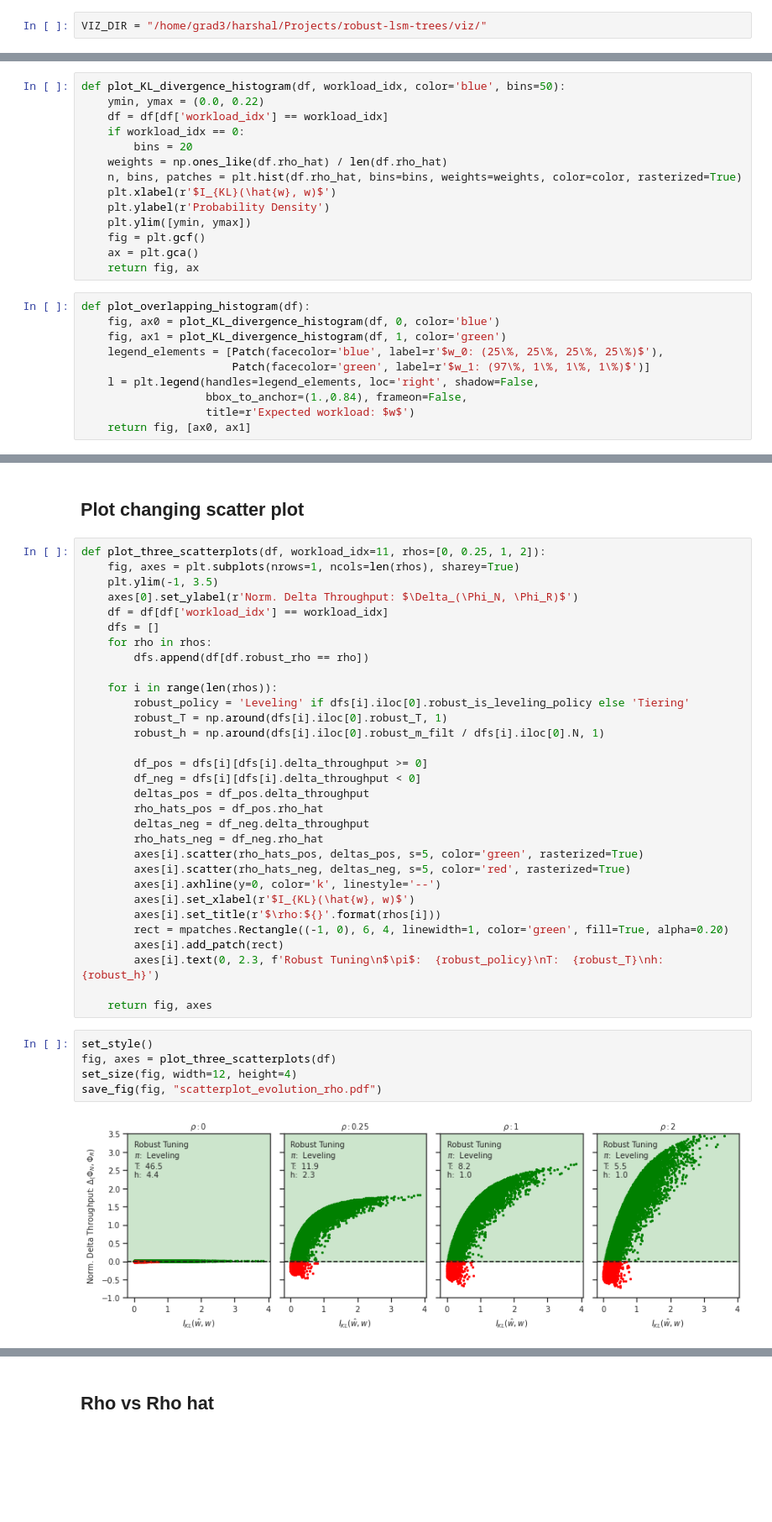
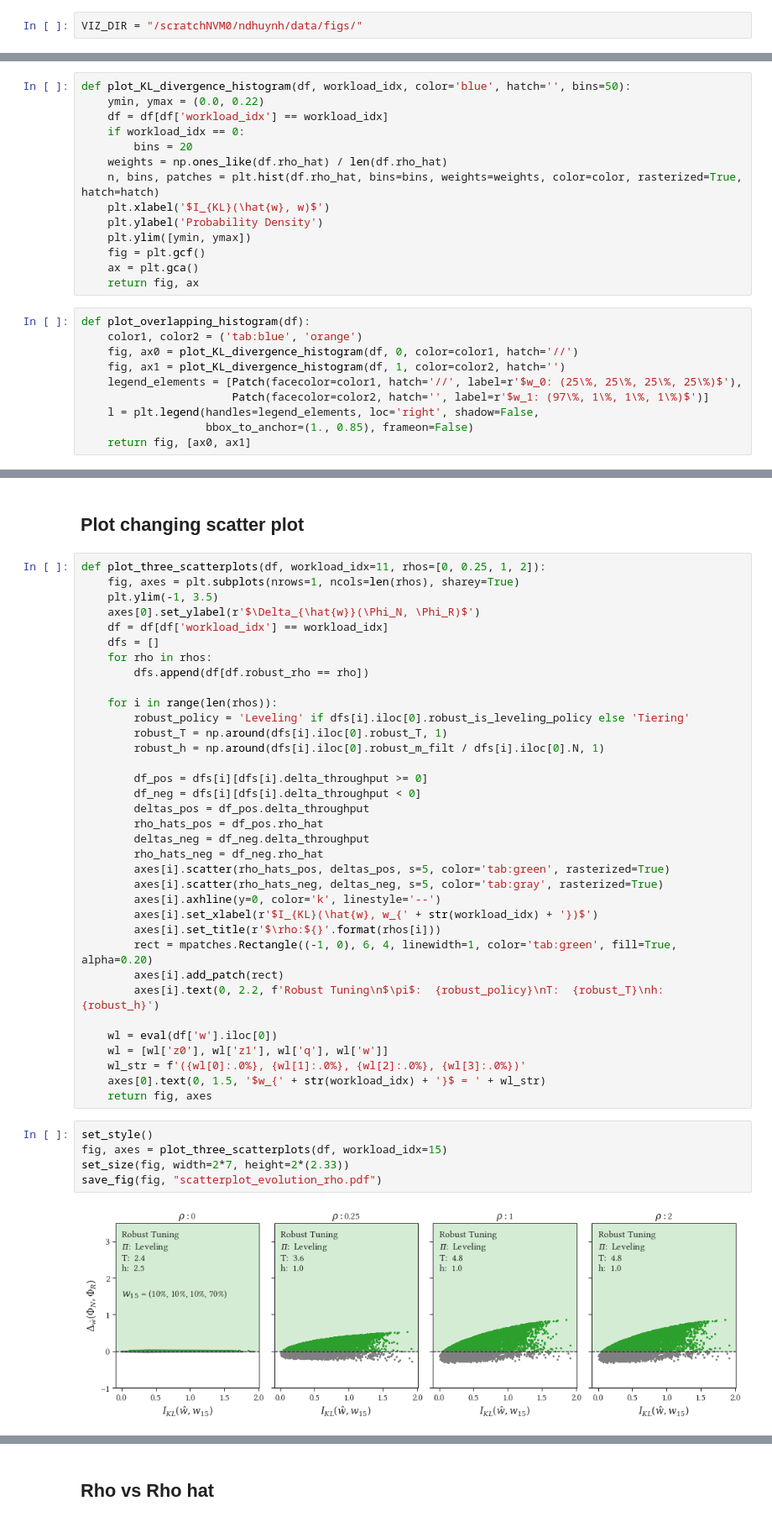
Before and after one commit to Ephoris/robust-lsm-tuning, a Jupyter notebook: endure/visualization/00_cost_model_plots.ipynb, the cells around one changed output, grey strips where cells are left out. Shown at 84% size. Drawn from its saved outputs; the diff is of its cells as text; blank space fills up the shorter version.

```diff
--- a/endure/visualization/00_cost_model_plots.ipynb
+++ b/endure/visualization/00_cost_model_plots.ipynb
@@ -57,5 +57,5 @@ df.describe()
 # %% [markdown]
 ## Visualization Directory
 # %%
-VIZ_DIR = "/home/grad3/harshal/Projects/robust-lsm-trees/viz/"
+VIZ_DIR = "/scratchNVM0/ndhuynh/data/figs/"
 # %%
@@ -90,28 +92,28 @@ def save_fig(fig, filename):
 # %% [markdown]
 ## Plot histogram of KL divergence
 # %%
-def plot_KL_divergence_histogram(df, workload_idx, color='blue', bins=50):
+def plot_KL_divergence_histogram(df, workload_idx, color='blue', hatch='', bins=50):
     ymin, ymax = (0.0, 0.22)
     df = df[df['workload_idx'] == workload_idx]
     if workload_idx == 0:
         bins = 20
     weights = np.ones_like(df.rho_hat) / len(df.rho_hat)
-    n, bins, patches = plt.hist(df.rho_hat, bins=bins, weights=weights, color=color, rasterized=True)
-    plt.xlabel(r'$I_{KL}(\hat{w}, w)$')
-    plt.ylabel(r'Probability Density')
+    n, bins, patches = plt.hist(df.rho_hat, bins=bins, weights=weights, color=color, rasterized=True, hatch=hatch)
+    plt.xlabel('$I_{KL}(\hat{w}, w)$')
+    plt.ylabel('Probability Density')
     plt.ylim([ymin, ymax])
     fig = plt.gcf()
     ax = plt.gca()
     return fig, ax
 # %%
 def plot_overlapping_histogram(df):
-    fig, ax0 = plot_KL_divergence_histogram(df, 0, color='blue')
-    fig, ax1 = plot_KL_divergence_histogram(df, 1, color='green')
-    legend_elements = [Patch(facecolor='blue', label=r'$w_0: (25\%, 25\%, 25\%, 25\%)$'),
-                       Patch(facecolor='green', label=r'$w_1: (97\%, 1\%, 1\%, 1\%)$')]
+    color1, color2 = ('tab:blue', 'orange')
+    fig, ax0 = plot_KL_divergence_histogram(df, 0, color=color1, hatch='//')
+    fig, ax1 = plot_KL_divergence_histogram(df, 1, color=color2, hatch='')
+    legend_elements = [Patch(facecolor=color1, hatch='//', label=r'$w_0: (25\%, 25\%, 25\%, 25\%)$'),
+                       Patch(facecolor=color2, hatch='', label=r'$w_1: (97\%, 1\%, 1\%, 1\%)$')]
     l = plt.legend(handles=legend_elements, loc='right', shadow=False,
-                   bbox_to_anchor=(1.,0.84), frameon=False,
-                   title=r'Expected workload: $w$')
+                   bbox_to_anchor=(1., 0.85), frameon=False)
     return fig, [ax0, ax1]
 # %%
 set_style()
@@ -126,7 +128,7 @@ save_fig(fig, "KL_divergence_histogram.pdf")
 def plot_three_scatterplots(df, workload_idx=11, rhos=[0, 0.25, 1, 2]):
     fig, axes = plt.subplots(nrows=1, ncols=len(rhos), sharey=True)
     plt.ylim(-1, 3.5)
-    axes[0].set_ylabel(r'Norm. Delta Throughput: $\Delta_(\Phi_N, \Phi_R)$')
+    axes[0].set_ylabel(r'$\Delta_{\hat{w}}(\Phi_N, \Phi_R)$')
     df = df[df['workload_idx'] == workload_idx]
     dfs = []
     for rho in rhos:
@@ -143,20 +145,24 @@ def plot_three_scatterplots(df, workload_idx=11, rhos=[0, 0.25, 1, 2]):
         rho_hats_pos = df_pos.rho_hat
         deltas_neg = df_neg.delta_throughput
         rho_hats_neg = df_neg.rho_hat
-        axes[i].scatter(rho_hats_pos, deltas_pos, s=5, color='green', rasterized=True)
-        axes[i].scatter(rho_hats_neg, deltas_neg, s=5, color='red', rasterized=True)
+        axes[i].scatter(rho_hats_pos, deltas_pos, s=5, color='tab:green', rasterized=True)
+        axes[i].scatter(rho_hats_neg, deltas_neg, s=5, color='tab:gray', rasterized=True)
         axes[i].axhline(y=0, color='k', linestyle='--')
-        axes[i].set_xlabel(r'$I_{KL}(\hat{w}, w)$')
+        axes[i].set_xlabel(r'$I_{KL}(\hat{w}, w_{' + str(workload_idx) + '})$')
         axes[i].set_title(r'$\rho:${}'.format(rhos[i]))
-        rect = mpatches.Rectangle((-1, 0), 6, 4, linewidth=1, color='green', fill=True, alpha=0.20)
+        rect = mpatches.Rectangle((-1, 0), 6, 4, linewidth=1, color='tab:green', fill=True, alpha=0.20)
         axes[i].add_patch(rect)
-        axes[i].text(0, 2.3, f'Robust Tuning\n$\pi$:  {robust_policy}\nT:  {robust_T}\nh:  {robust_h}')
+        axes[i].text(0, 2.2, f'Robust Tuning\n$\pi$:  {robust_policy}\nT:  {robust_T}\nh:  {robust_h}')
 
+    wl = eval(df['w'].iloc[0])
+    wl = [wl['z0'], wl['z1'], wl['q'], wl['w']]
+    wl_str = f'({wl[0]:.0%}, {wl[1]:.0%}, {wl[2]:.0%}, {wl[3]:.0%})'
+    axes[0].text(0, 1.5, '$w_{' + str(workload_idx) + '}$ = ' + wl_str)
     return fig, axes
 # %%
 set_style()
-fig, axes = plot_three_scatterplots(df)
-set_size(fig, width=12, height=4)
+fig, axes = plot_three_scatterplots(df, workload_idx=15)
+set_size(fig, width=2*7, height=2*(2.33))
 save_fig(fig, "scatterplot_evolution_rho.pdf")
 # %% [output]
-[figure, old version]
+[figure, new version]
```
Also changed, not shown: parts of 15 cells of this notebook, 10 other files.
